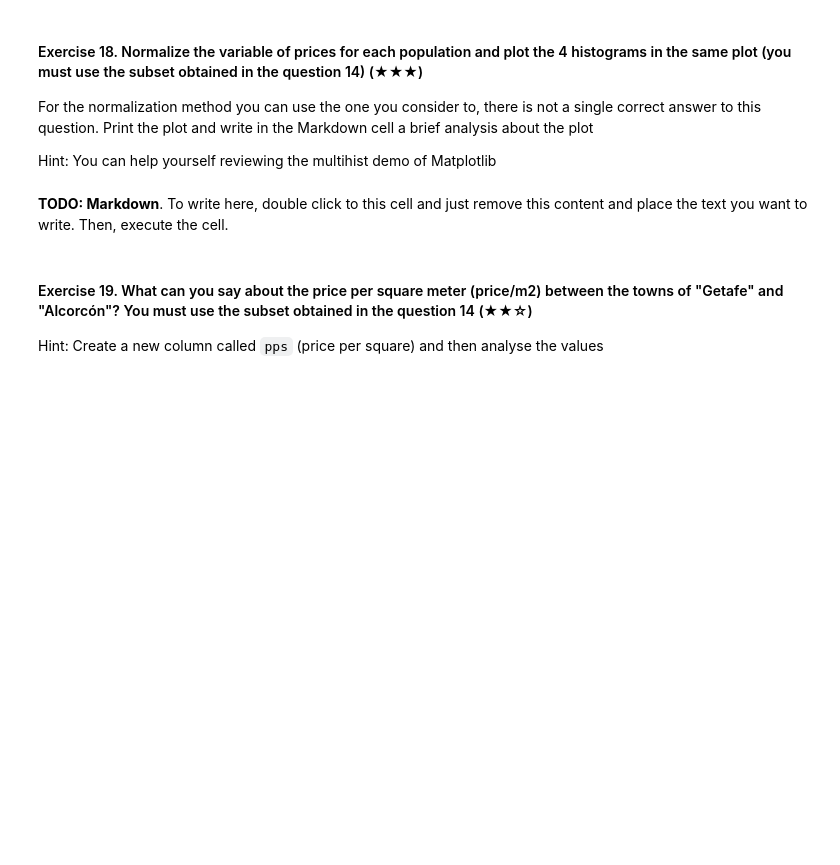
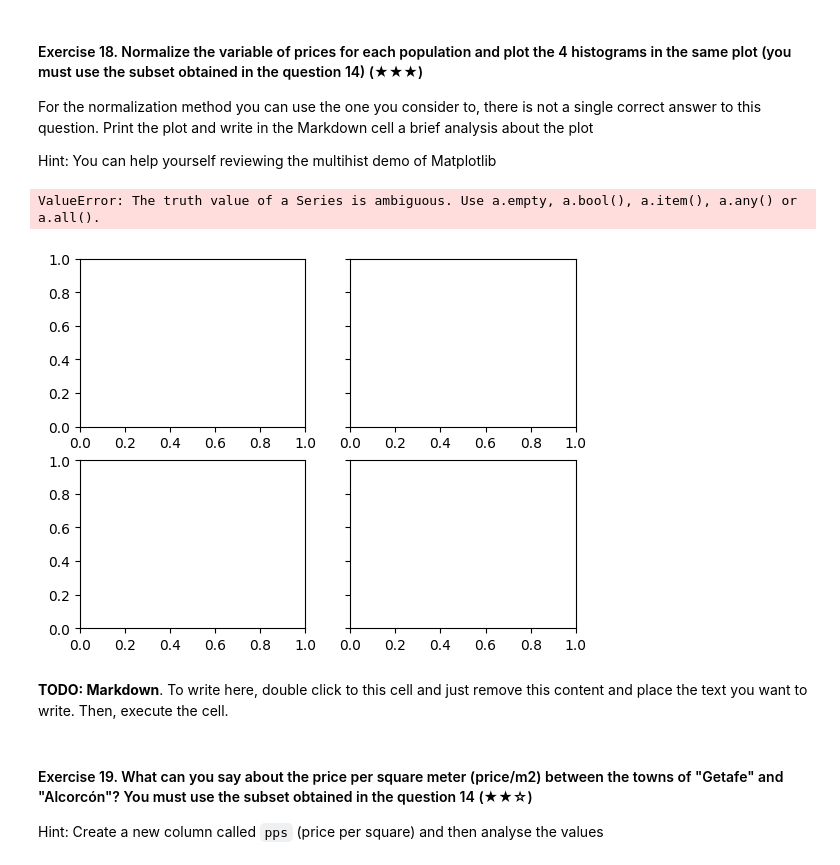
Before and after one commit to Skcodingacademy/realestate-datacleanup-exercise, a Jupyter notebook: project.ipynb, the cells around one changed output. Cells and saved outputs as stored; diff of their text form; code cells hidden in the pictures; blank space fills up the shorter version.

```diff
--- a/project.ipynb
+++ b/project.ipynb
@@ -231,7 +432,19 @@ For the normalization method you can use the one you consider to, there is not a
 
 Hint: You can help yourself reviewing the multihist demo of Matplotlib
 # %%
-# TODO
+normalPrices = ds.groupby('level5')["price"].transform(lambda x: (x-np.mean(x))/(np.std(x)))
+
+fig, ax = plt.subplots(2,2, sharey= True)
+ax[0,0].hist(ds.loc[(ds['level5']=="Getafe") and (ds['price']>0),"price"])
+ax[0,1].hist(ds.loc[(ds['level5']=="Alcorcón") and (ds['price']>0),"price"])
+ax[1,0].hist(ds.loc[(ds['level5']=="Fuenlabrada") and (ds['price']>0),"price"])
+ax[1,1].hist(ds.loc[(ds['level5']=="Leganés") and (ds['price']>0),"price"])
+plt.show
+
+print(normalPrices)
+# %% [output]
+ValueError: The truth value of a Series is ambiguous. Use a.empty, a.bool(), a.item(), a.any() or a.all().
+[figure, added]
 # %% [markdown]
 **TODO: Markdown**. To write here, double click to this cell and just remove this content and place the text you want to write. Then, execute the cell.
 # %% [markdown]
```
Also changed, not shown: parts of 20 cells of this notebook.
